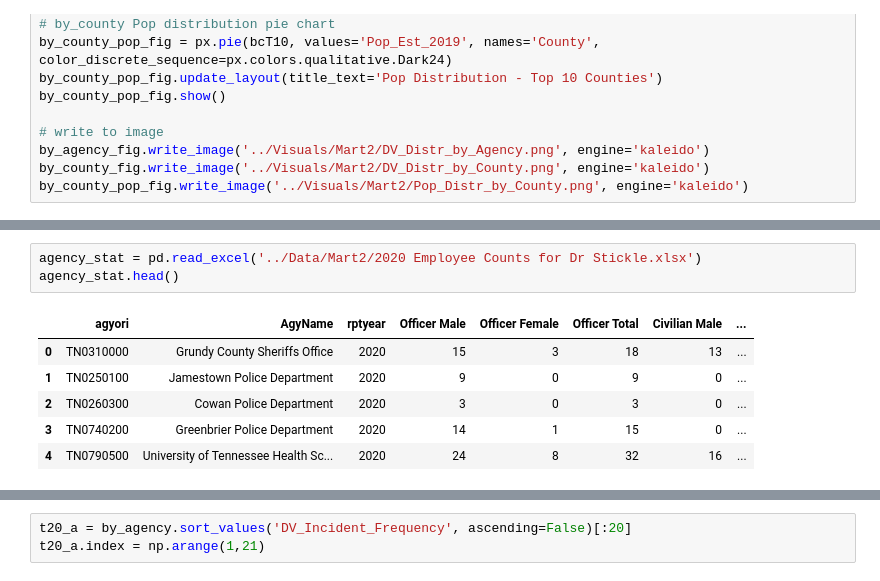
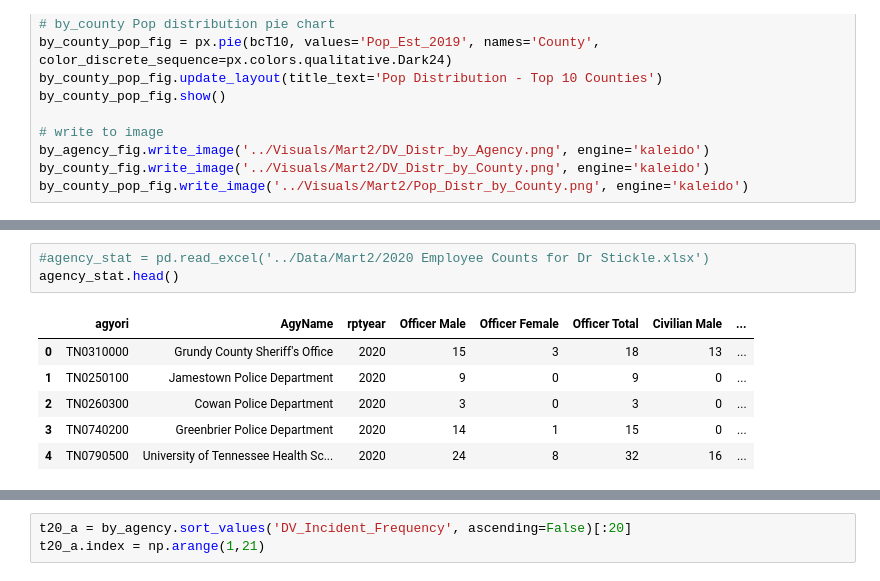
Before and after one commit to AlexMurphy-MTSU/Bureau_Analysis, a Jupyter notebook: Workspace/mart2_working.ipynb, the cells around one changed output, grey strips where cells are left out. Saved outputs shown, nothing was run; the diff lists cells and outputs as text.

```diff
--- a/Workspace/mart2_working.ipynb
+++ b/Workspace/mart2_working.ipynb
@@ -177,9 +177,9 @@ by_agency.head()
 # %%
-agency_stat = pd.read_excel('../Data/Mart2/2020 Employee Counts for Dr Stickle.xlsx')
+#agency_stat = pd.read_excel('../Data/Mart2/2020 Employee Counts for Dr Stickle.xlsx')
 agency_stat.head()
 # %% [output]
 |  | agyori | AgyName | rptyear | Officer Male | Officer Female | Officer Total | Civilian Male | ... |
-| 0 | TN0310000 | Grundy County Sheriffs Office | 2020 | 15 | 3 | 18 | 13 | ... |
+| 0 | TN0310000 | Grundy County Sheriff's Office | 2020 | 15 | 3 | 18 | 13 | ... |
 | 1 | TN0250100 | Jamestown Police Department | 2020 | 9 | 0 | 9 | 0 | ... |
 | 2 | TN0260300 | Cowan Police Department | 2020 | 3 | 0 | 3 | 0 | ... |
 | 3 | TN0740200 | Greenbrier Police Department | 2020 | 14 | 1 | 15 | 0 | ... |
```
Also changed, not shown: parts of 11 cells of this notebook, 2 other files.
